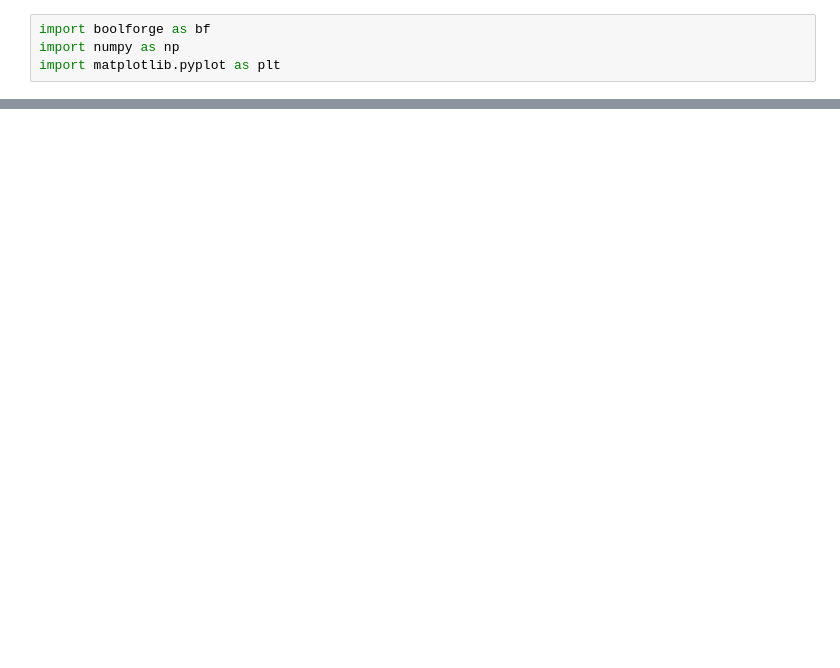
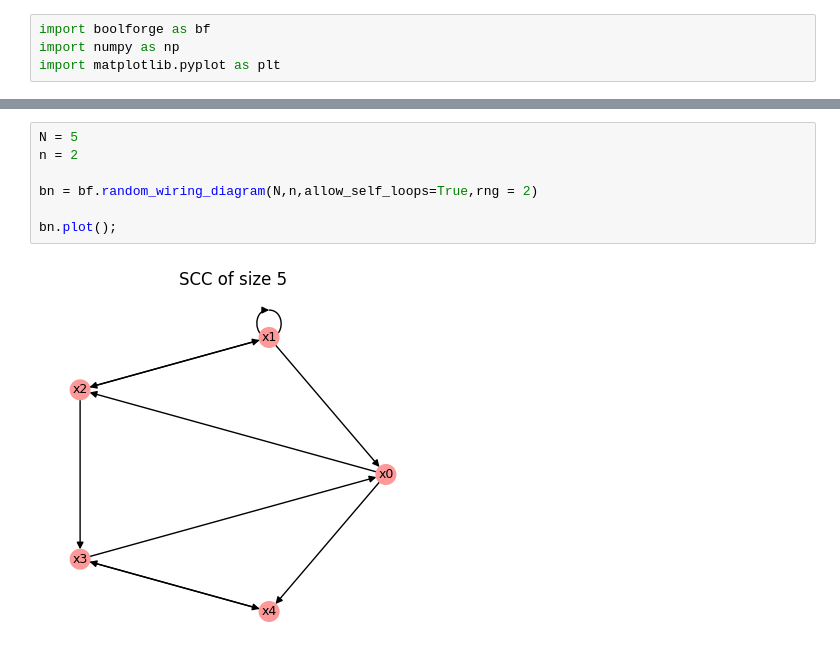
Before and after one commit to ckadelka/BoolForge, a Jupyter notebook: tutorials/tutorial09_random_Boolean_network_generation.ipynb, the cells around one changed output, grey strips where cells are left out. Saved outputs shown, nothing was run; the diff lists cells and outputs as text; blank space fills up the shorter version.

```diff
--- a/tutorials/tutorial09_random_Boolean_network_generation.ipynb
+++ b/tutorials/tutorial09_random_Boolean_network_generation.ipynb
@@ -162,0 +57,9 @@ design ensemble experiments.
+# %%
+N = 5
+n = 2
+
+bn = bf.random_wiring_diagram(N,n,allow_self_loops=True,rng = 2)
+
+bn.plot();
+# %% [output]
+[figure, added]
```
Also changed, not shown: parts of 25 cells of this notebook, 56 other files.
